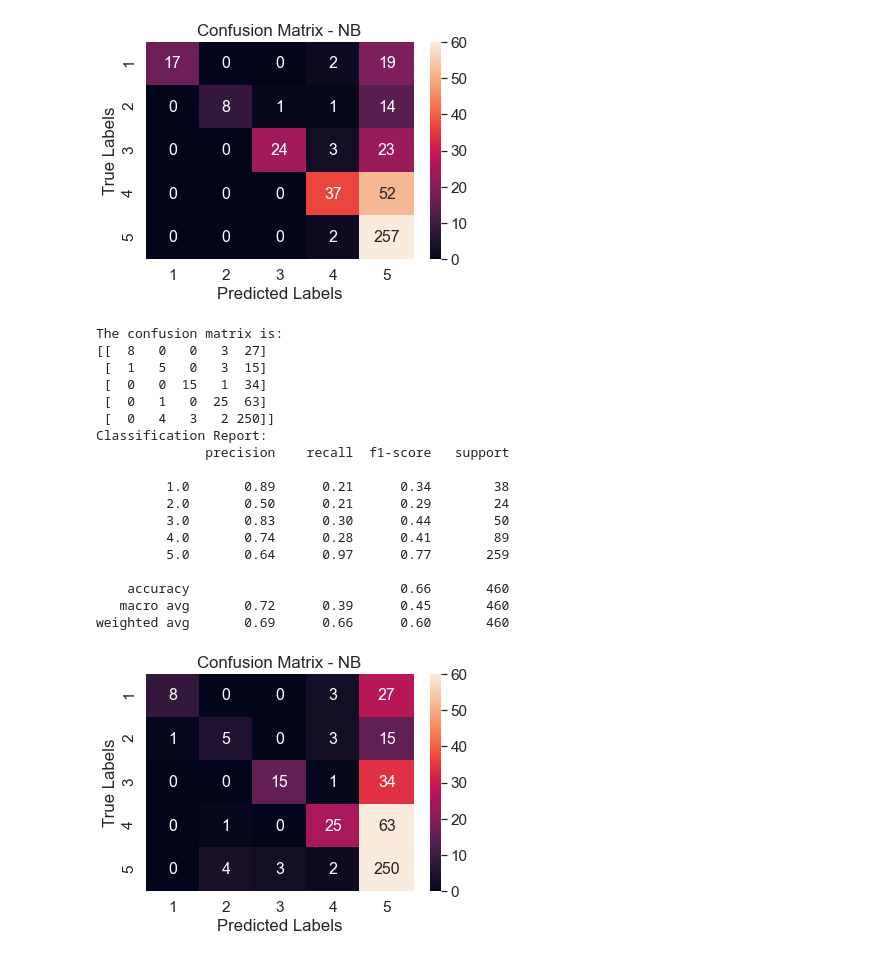
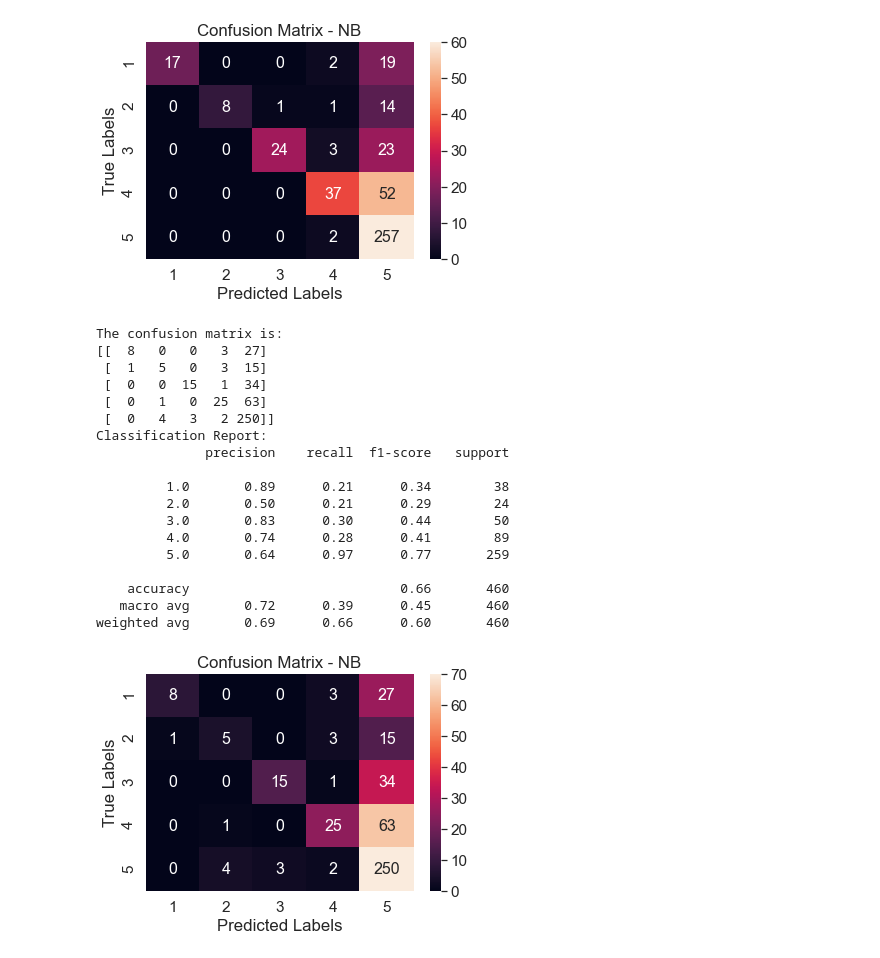
Before and after one commit to ljq0067/GU-ANLY501-Individual-Project-Profolio, a Jupyter notebook: naive bayes/text.ipynb, the cells around one changed output. Saved outputs shown, nothing was run; the diff lists cells and outputs as text; code cells hidden in the pictures.

```diff
--- a/naive bayes/text.ipynb
+++ b/naive bayes/text.ipynb
@@ -115,32 +115,32 @@ print(classification_report(y_train, train_prep))
 
 ### Plot confusion matrix as heatmap
 ax = plt.subplot()
 sns.set(font_scale=1.4) # label size
-sns.heatmap(df_confusion, annot=True, fmt='g', ax=ax, annot_kws={"size": 16}, vmin=0, vmax=60);
+sns.heatmap(df_confusion, annot=True, fmt='g', ax=ax, annot_kws={"size": 16}, vmin=0, vmax=70);
 ax.set_xlabel('Predicted Labels');
 ax.set_ylabel('True Labels');
 ax.set_title('Confusion Matrix - NB');
 ax.xaxis.set_ticklabels(['1', '2', '3', '4', '5'])
 ax.yaxis.set_ticklabels(['1', '2', '3', '4', '5']);
 plt.savefig('conf_mat1.png', dpi=300, bbox_inches='tight')
 plt.show()
 # %% [output]
 The confusion matrix is:
 [[  8   0   0   3  27]
  [  1   5   0   3  15]
  [  0   0  15   1  34]
  [  0   1   0  25  63]
  [  0   4   3   2 250]]
 Classification Report:
               precision    recall  f1-score   support
 
          1.0       0.89      0.21      0.34        38
          2.0       0.50      0.21      0.29        24
          3.0       0.83      0.30      0.44        50
          4.0       0.74      0.28      0.41        89
          5.0       0.64      0.97      0.77       259
 
     accuracy                           0.66       460
    macro avg       0.72      0.39      0.45       460
 weighted avg       0.69      0.66      0.60       460
-[figure, old version]
+[figure, new version]
```
